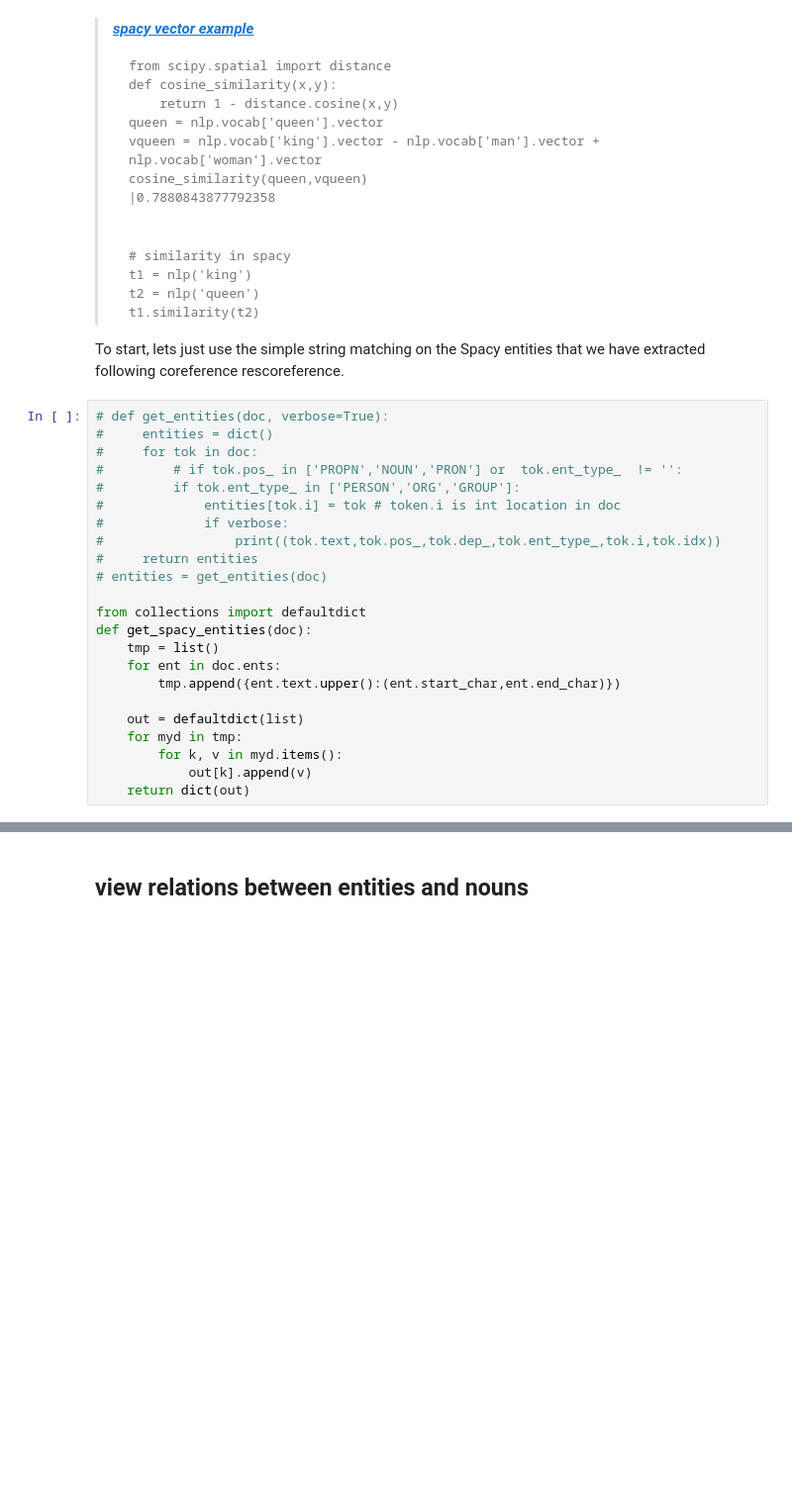
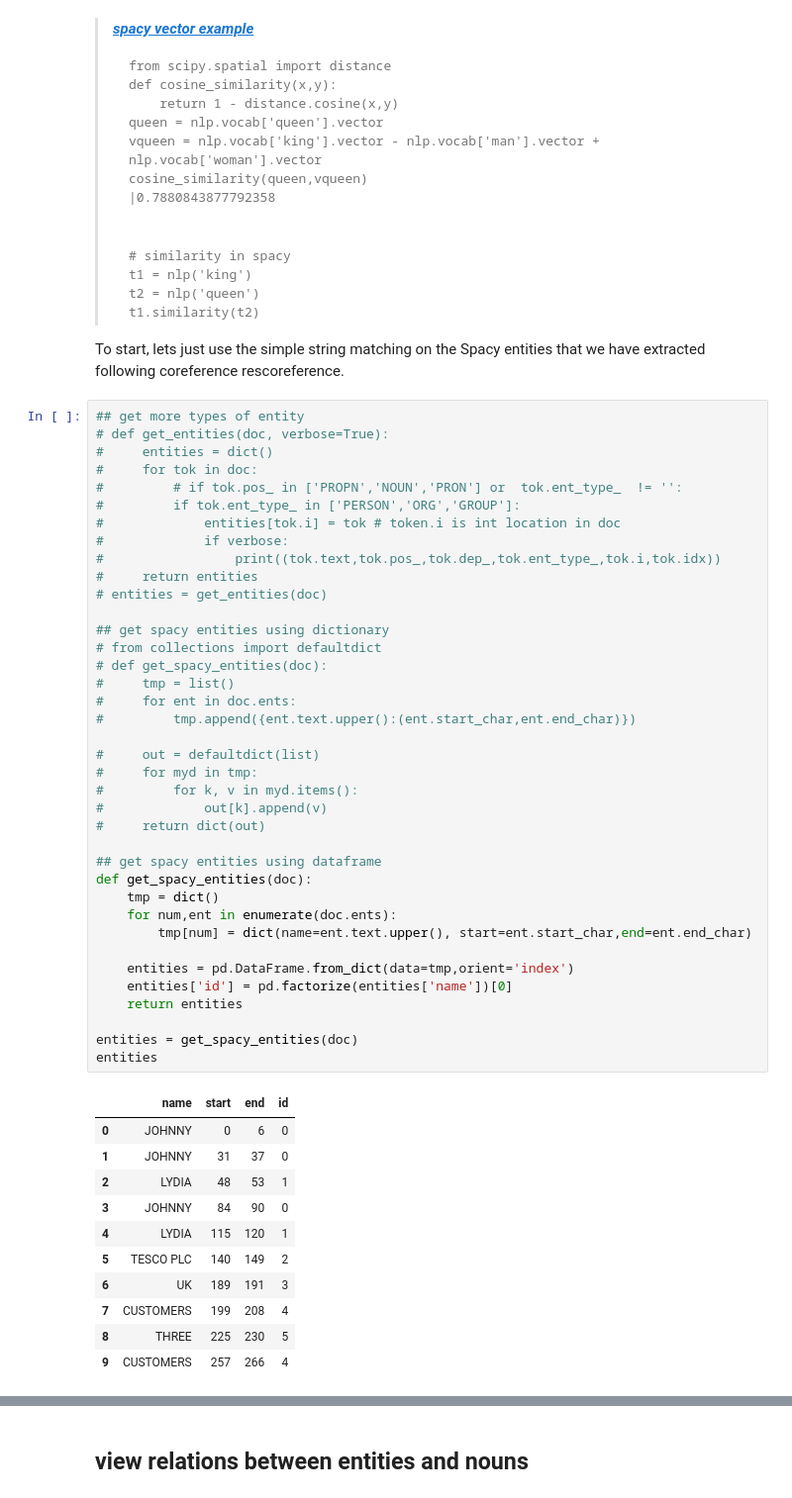
Before and after one commit to bpostance/learn_data_science, a Jupyter notebook: NLP/04_KG/0.1-spacy-relation-extraction.ipynb, the cells around one changed output, grey strips where cells are left out. Shown at 99% size. Drawn from its saved outputs; the diff is of its cells as text; blank space fills up the shorter version.

```diff
--- a/NLP/04_KG/0.1-spacy-relation-extraction.ipynb
+++ b/NLP/04_KG/0.1-spacy-relation-extraction.ipynb
@@ -190,25 +190,52 @@ Then, to reduce those named entities and phrases to a unique list, we could appl
 
 To start, lets just use the simple string matching on the Spacy entities that we have extracted following coreference rescoreference.
 # %%
+## get more types of entity
 # def get_entities(doc, verbose=True):
 #     entities = dict()
 #     for tok in doc:
 #         # if tok.pos_ in ['PROPN','NOUN','PRON'] or  tok.ent_type_  != '':
 #         if tok.ent_type_ in ['PERSON','ORG','GROUP']:
 #             entities[tok.i] = tok # token.i is int location in doc
 #             if verbose:
 #                 print((tok.text,tok.pos_,tok.dep_,tok.ent_type_,tok.i,tok.idx))
 #     return entities
 # entities = get_entities(doc)
 
-from collections import defaultdict
+## get spacy entities using dictionary
+# from collections import defaultdict
+# def get_spacy_entities(doc):
+#     tmp = list()
+#     for ent in doc.ents:
+#         tmp.append({ent.text.upper():(ent.start_char,ent.end_char)})
+
+#     out = defaultdict(list)
+#     for myd in tmp:
+#         for k, v in myd.items():
+#             out[k].append(v)
+#     return dict(out)
+
+## get spacy entities using dataframe
 def get_spacy_entities(doc):
-    tmp = list()
-    for ent in doc.ents:
-        tmp.append({ent.text.upper():(ent.start_char,ent.end_char)})
+    tmp = dict()
+    for num,ent in enumerate(doc.ents):
+        tmp[num] = dict(name=ent.text.upper(), start=ent.start_char,end=ent.end_char)
 
-    out = defaultdict(list)
-    for myd in tmp:
-        for k, v in myd.items():
-            out[k].append(v)
-    return dict(out)
+    entities = pd.DataFrame.from_dict(data=tmp,orient='index')
+    entities['id'] = pd.factorize(entities['name'])[0]
+    return entities
+
+entities = get_spacy_entities(doc)
+entities
+# %% [output]
+|  | name | start | end | id |
+| 0 | JOHNNY | 0 | 6 | 0 |
+| 1 | JOHNNY | 31 | 37 | 0 |
+| 2 | LYDIA | 48 | 53 | 1 |
+| 3 | JOHNNY | 84 | 90 | 0 |
+| 4 | LYDIA | 115 | 120 | 1 |
+| 5 | TESCO PLC | 140 | 149 | 2 |
+| 6 | UK | 189 | 191 | 3 |
+| 7 | CUSTOMERS | 199 | 208 | 4 |
+| 8 | THREE | 225 | 230 | 5 |
+| 9 | CUSTOMERS | 257 | 266 | 4 |
```
Also changed, not shown: parts of 8 cells of this notebook.
